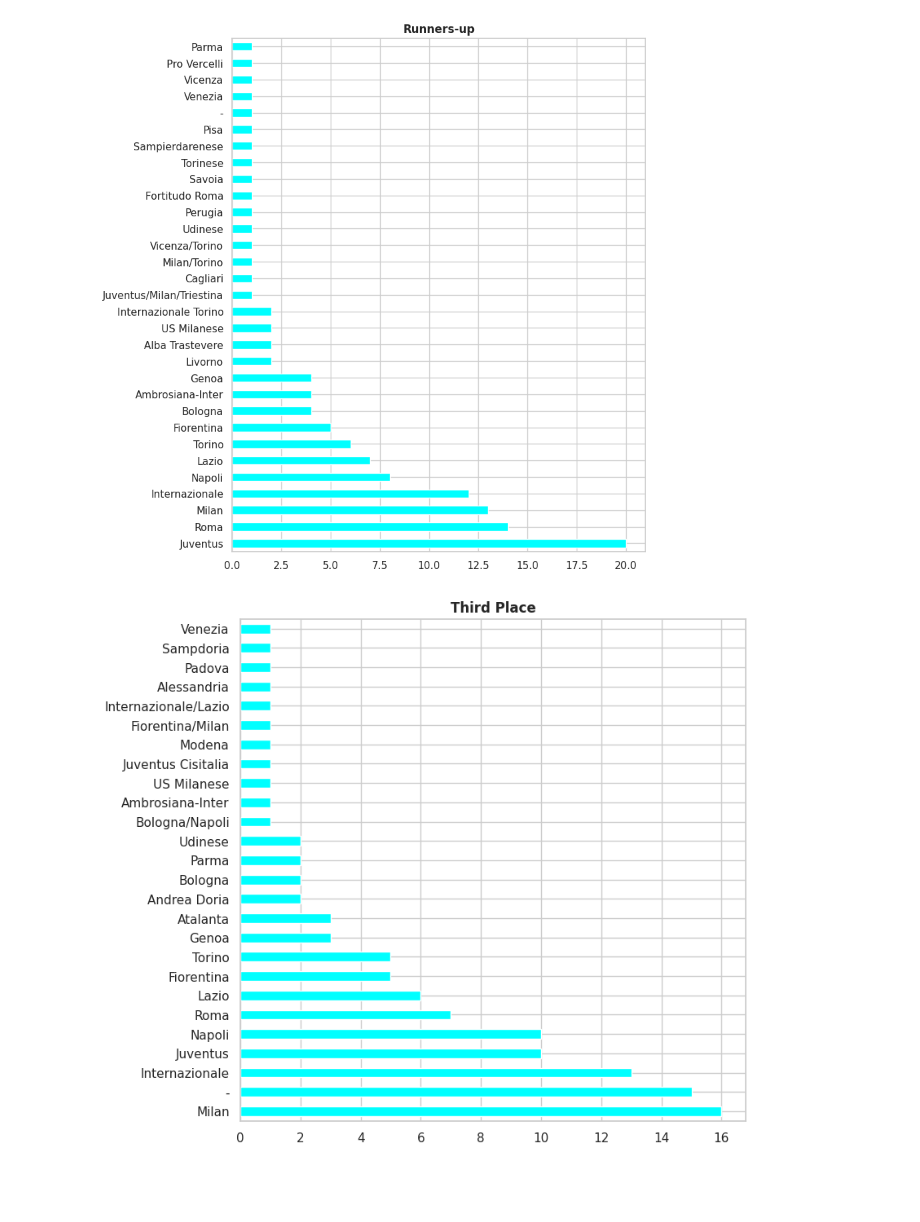
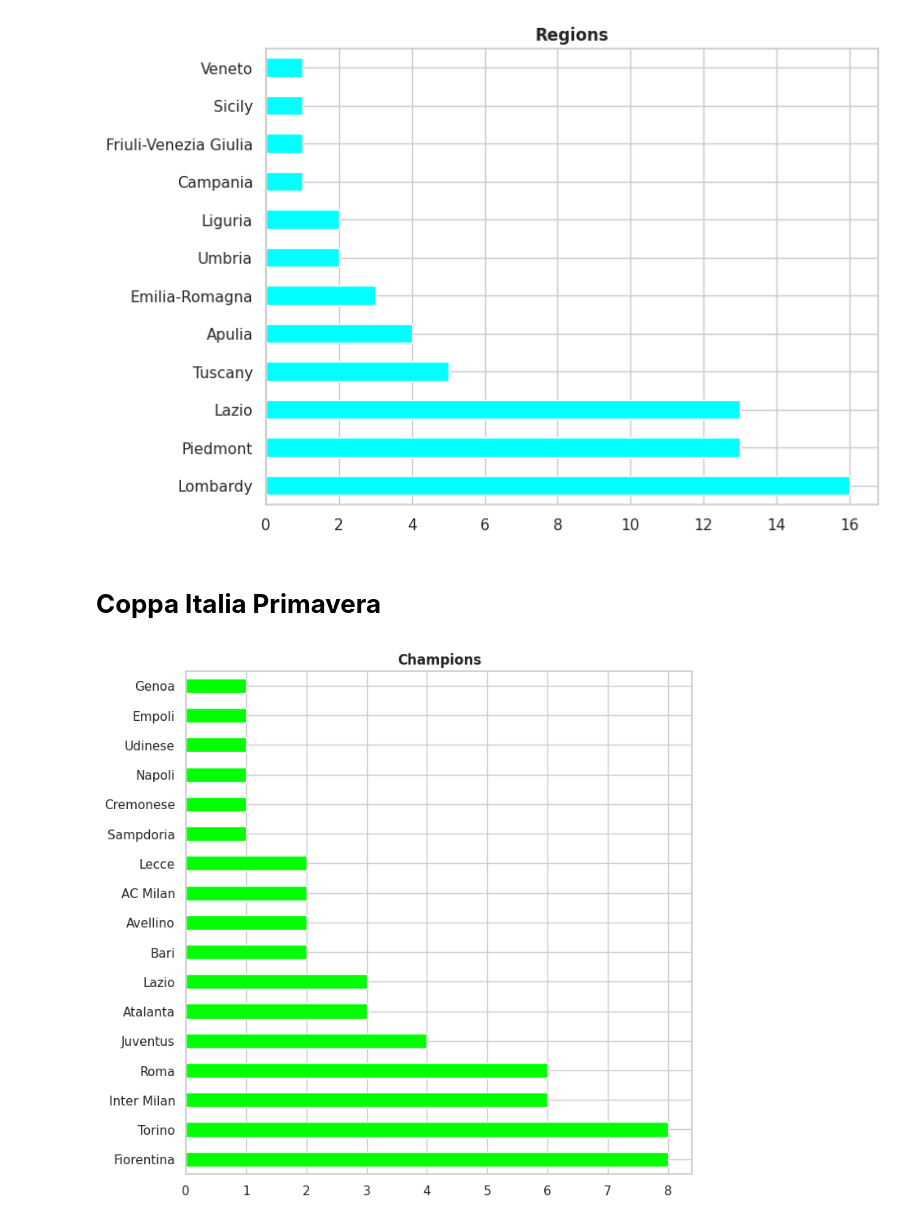
Before and after one commit to guilhermelaviola/SoccerCompetitionsStudy, a Jupyter notebook: ItalianPrimaveraCompetitions.ipynb, the cells around one changed output. Saved outputs shown, nothing was run; the diff lists cells and outputs as text; code cells hidden in the pictures; blank space fills up the shorter version.

```diff
--- a/ItalianPrimaveraCompetitions.ipynb
+++ b/ItalianPrimaveraCompetitions.ipynb
@@ -9,9 +9,7 @@ import matplotlib.pyplot as plt
 sns.set(style = 'whitegrid')
 plt.style.use('seaborn-pastel')
 # %%
-# Importing the dataset:
+# Importing the datasets:
 italian_football = pd.ExcelFile('Italian Football.xlsx')
-sa = pd.read_excel(italian_football, 'Serie A TIM')
-
-# Displaying the last 5 champions:
-sa.tail()
+cp = pd.read_excel(italian_football, 'Campionato Primavera')
+cip = pd.read_excel(italian_football, 'Coppa Italia Primavera')
@@ -80,17 +82,19 @@ plt.show()
 # %%
-# Displaying runners-up:
-sa['Runners-up'].value_counts().plot(kind = 'barh', color = 'cyan', figsize = (8, 10))
+# Displaying champions regions:
+cp['Region'].value_counts().plot(kind = 'barh', color = 'cyan', figsize = (8, 6))
 plt.ylabel(None)
-plt.title('Runners-up', fontweight = 'bold')
+plt.title('Regions', fontweight = 'bold')
 plt.show()
 # %% [output]
-[figure, old version]
+[figure, new version]
+# %% [markdown]
+# **Coppa Italia Primavera**
 # %%
-# Displaying winners:
-sa['Third Place'].value_counts().plot(kind = 'barh', color = 'cyan', figsize = (8, 8))
+# Displaying champions:
+cip['Champion'].value_counts().plot(kind = 'barh', color = 'lime', figsize = (8, 8))
 plt.ylabel(None)
-plt.title('Third Place', fontweight = 'bold')
+plt.title('Champions', fontweight = 'bold')
 plt.show()
 # %% [output]
-[figure, old version]
+[figure, new version]
 # %%
```
Also changed, not shown: parts of 14 cells of this notebook.
